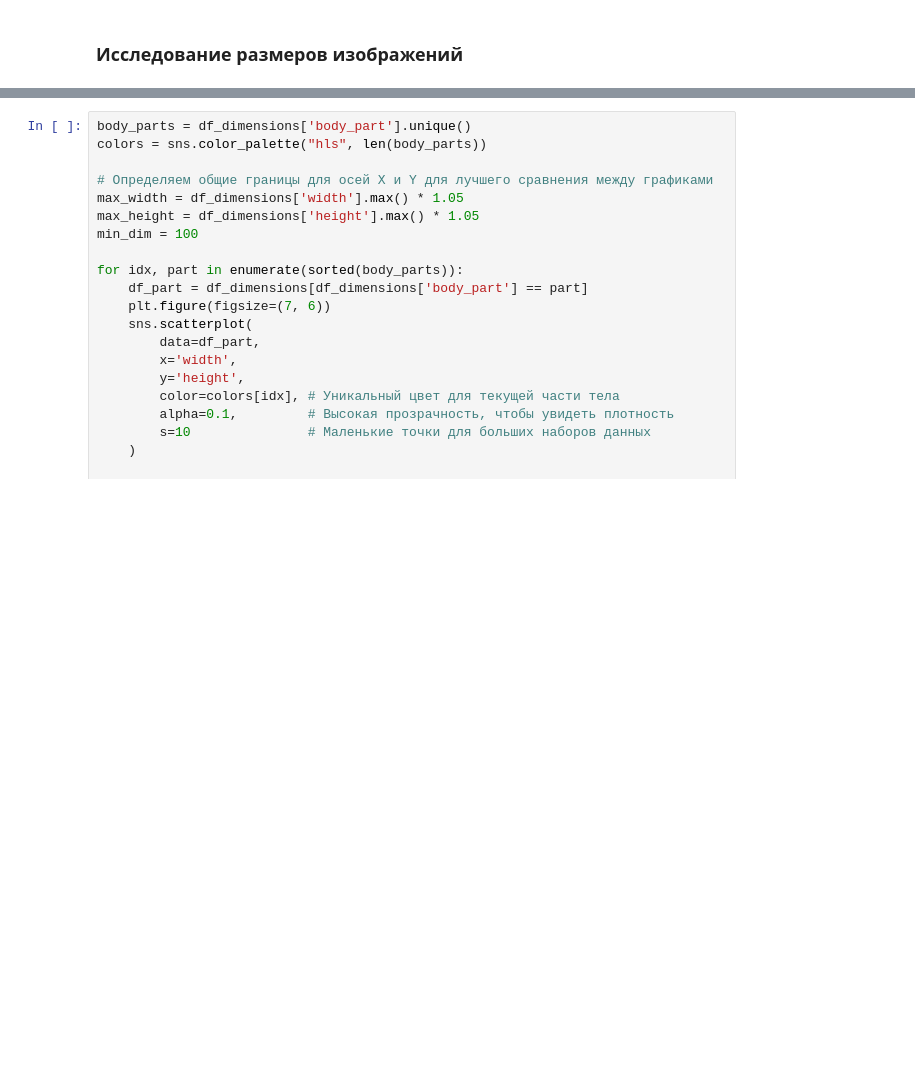
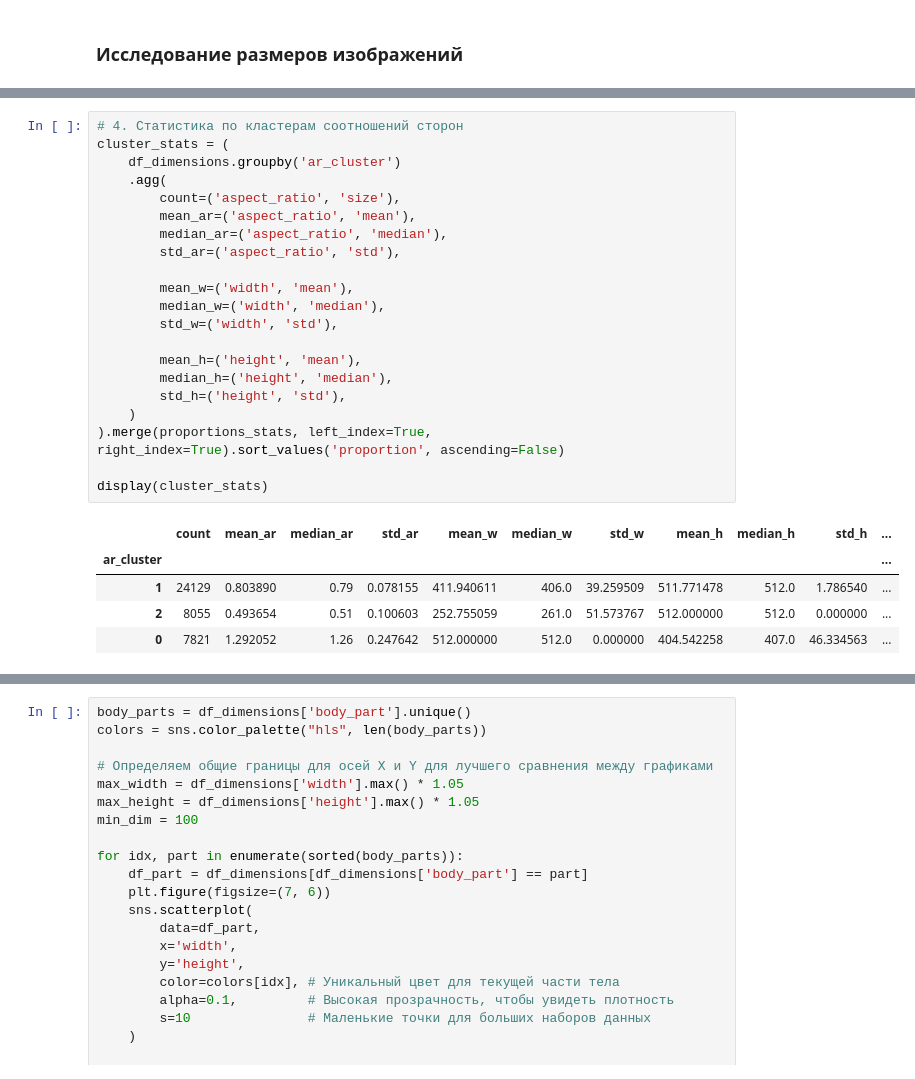
Before and after one commit to Year-project-team-2-Topic-12/Project2025, a Jupyter notebook: EDA.ipynb, the cells around one changed output, grey strips where cells are left out. Cells and saved outputs as stored; diff of their text form; blank space fills up the shorter version.

```diff
--- a/MURA_Project.ipynb
+++ b/EDA.ipynb
@@ -381,0 +429,27 @@ dtype: int64
+# %%
+# 4. Статистика по кластерам соотношений сторон
+cluster_stats = (
+    df_dimensions.groupby('ar_cluster')
+    .agg(
+        count=('aspect_ratio', 'size'),
+        mean_ar=('aspect_ratio', 'mean'),
+        median_ar=('aspect_ratio', 'median'),
+        std_ar=('aspect_ratio', 'std'),
+
+        mean_w=('width', 'mean'),
+        median_w=('width', 'median'),
+        std_w=('width', 'std'),
+
+        mean_h=('height', 'mean'),
+        median_h=('height', 'median'),
+        std_h=('height', 'std'),
+    )
+).merge(proportions_stats, left_index=True, right_index=True).sort_values('proportion', ascending=False)
+
+display(cluster_stats)
+# %% [output]
+|  | count | mean_ar | median_ar | std_ar | mean_w | median_w | std_w | mean_h | median_h | std_h | ... |
+| ar_cluster |  |  |  |  |  |  |  |  |  |  | ... |
+| 1 | 24129 | 0.803890 | 0.79 | 0.078155 | 411.940611 | 406.0 | 39.259509 | 511.771478 | 512.0 | 1.786540 | ... |
+| 2 | 8055 | 0.493654 | 0.51 | 0.100603 | 252.755059 | 261.0 | 51.573767 | 512.000000 | 512.0 | 0.000000 | ... |
+| 0 | 7821 | 1.292052 | 1.26 | 0.247642 | 512.000000 | 512.0 | 0.000000 | 404.542258 | 407.0 | 46.334563 | ... |
```
Also changed, not shown: parts of 12 cells of this notebook, 1 other file.
